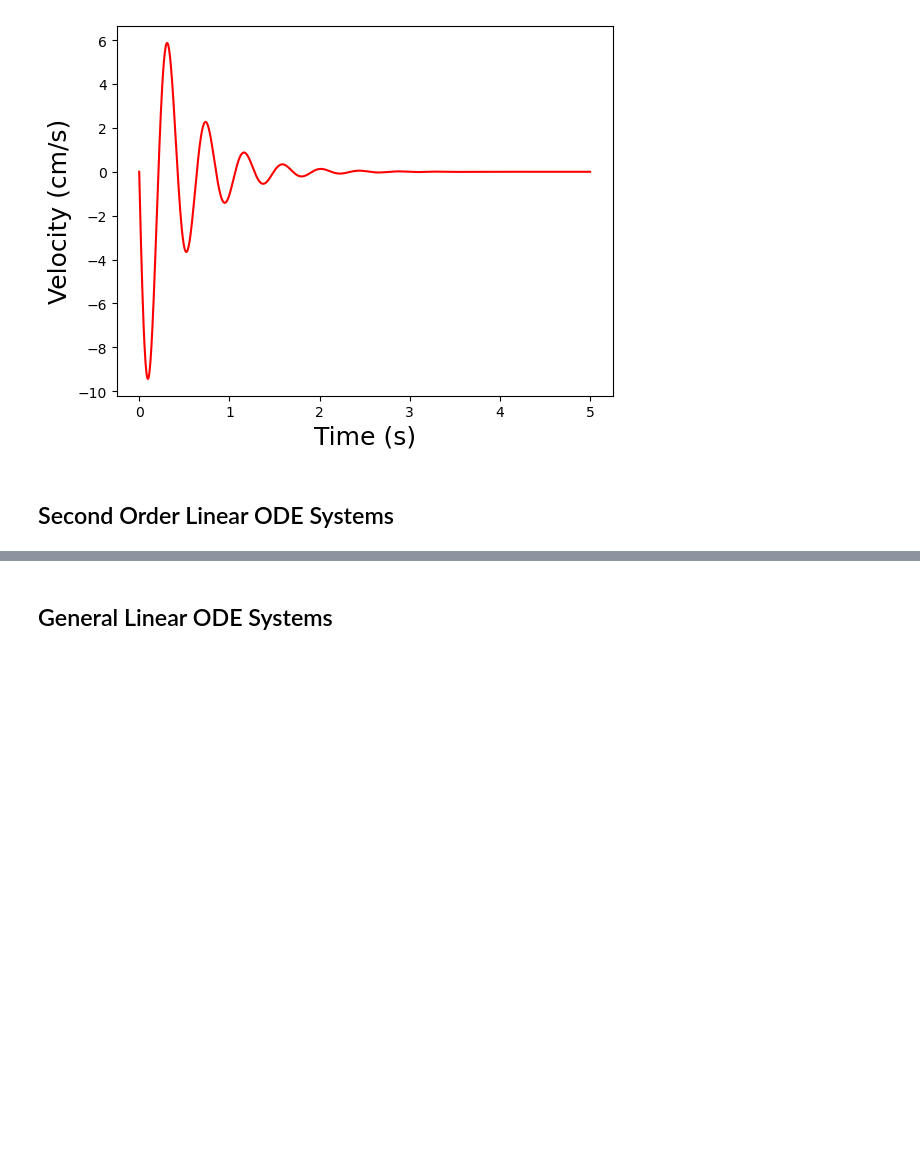
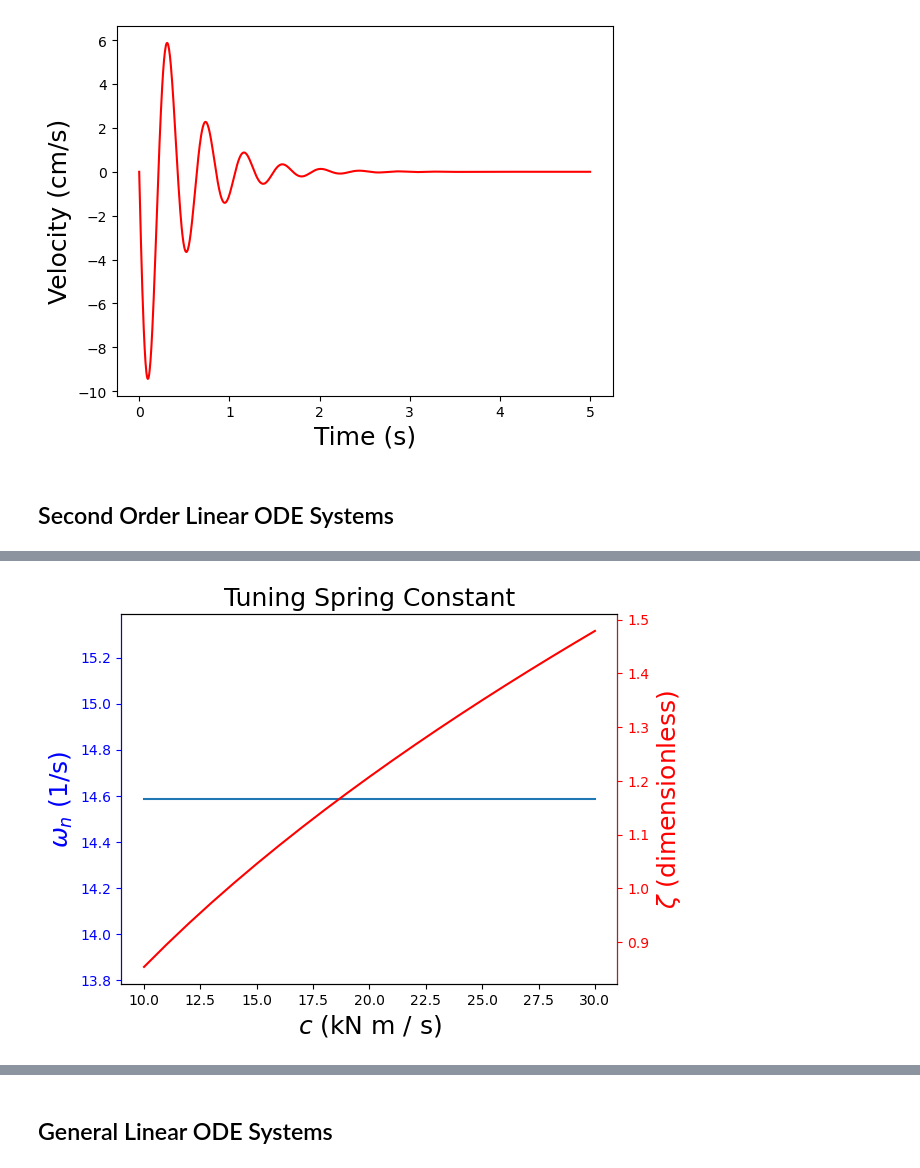
Before and after one commit to jckantor/cbe30338-book, a Jupyter notebook: notebooks/02-spring-mass-damper.ipynb, the cells around one changed output, grey strips where cells are left out. Drawn from its saved outputs; the diff is of its cells as text; code cells hidden in the pictures; blank space fills up the shorter version.

```diff
--- a/notebooks/02-spring-mass-damper.ipynb
+++ b/notebooks/02-spring-mass-damper.ipynb
@@ -132,0 +377,26 @@ simulate_driver_getting_in(driver_mass=4*80)
+# %%
+c_adjust = np.linspace(1E4,3E4,21)
+
+omega, zeta = car_revisited(c=c_adjust,verbose=False)
+
+# Convert from scalar to vector
+omega = omega*np.ones(len(c_adjust))
+
+fig, ax1 = plt.subplots()
+
+ax1.plot(c_adjust/1E3,omega)
+ax1.set_ylabel('$\omega_n$ (1/s)', color='blue',fontsize=18)
+ax1.set_xlabel('$c$ (kN m / s)',fontsize=18)
+ax1.tick_params(axis='y', color='blue', labelcolor='blue')
+
+ax1.set_title('Tuning Spring Constant',fontsize=18)
+
+ax2 = ax1.twinx()
+ax2.plot(c_adjust/1E3,zeta,'red')
+ax2.set_ylabel('$\zeta$ (dimensionless)', color='red',fontsize=18)
+ax2.tick_params(axis='y', color='red', labelcolor='red')
+ax2.spines['right'].set_color('red')
+ax2.spines['left'].set_color('blue')
+plt.show()
+# %% [output]
+[figure, added]
```
Also changed, not shown: parts of 25 cells of this notebook.
